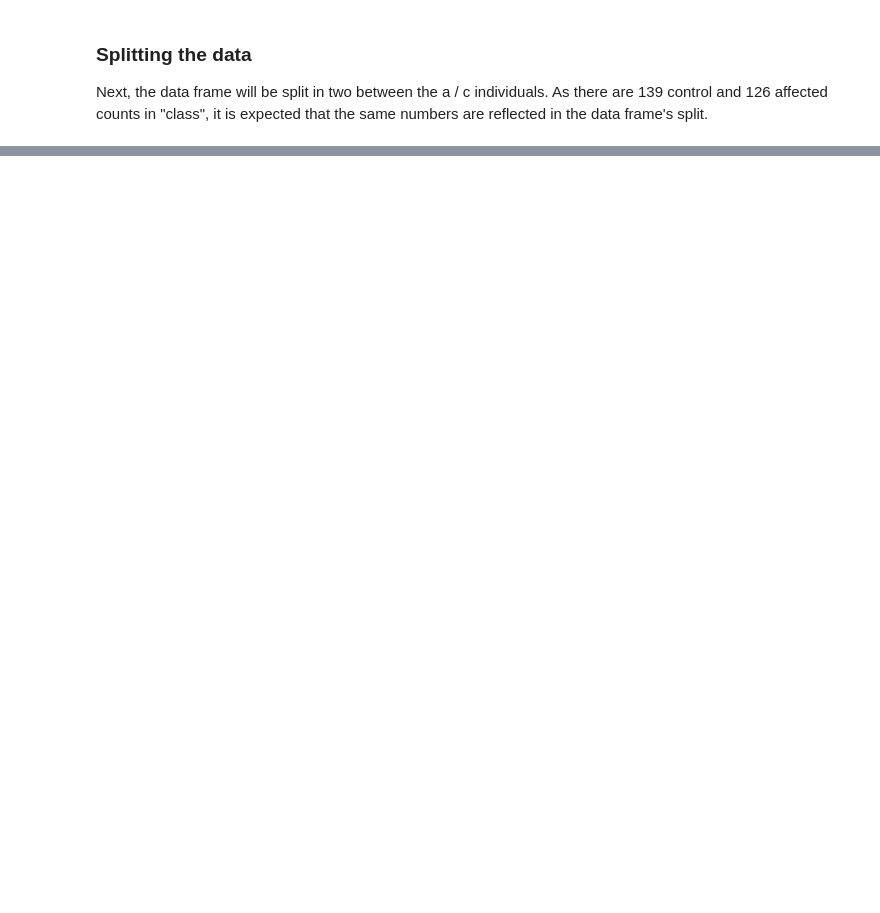
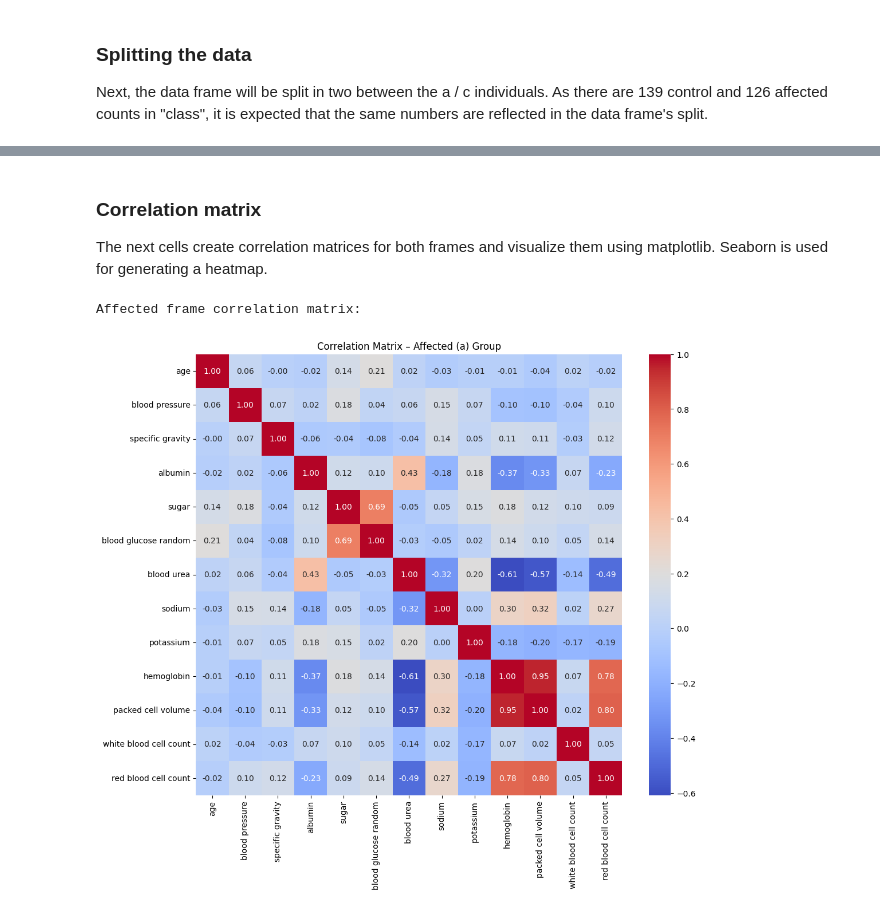
Before and after one commit to WelehoBRUDER/MetropoliaAMK-data-handling, a Jupyter notebook: task-1/main.ipynb, the cells around one changed output, grey strips where cells are left out. Saved outputs shown, nothing was run; the diff lists cells and outputs as text; code cells hidden in the pictures; blank space fills up the shorter version.

```diff
--- a/task-1/main.ipynb
+++ b/task-1/main.ipynb
@@ -149,0 +223,21 @@ reflected in the data frame's split.
+# %% [markdown]
+### Correlation matrix
+The next cells create correlation matrices for both frames and visualize them using matplotlib.
+Seaborn is used for generating a heatmap.
+# %%
+# Import seaborn for visualization
+import seaborn as sns
+
+# Using the previosly established "values" variable, we can quickly create the matrices
+corr_a = df_a[values].corr()
+corr_c = df_c[values].corr()
+# %%
+print("Affected frame correlation matrix:")
+# Heatmap for affected group
+plt.figure(figsize=(12, 10))
+sns.heatmap(corr_a, annot=True, fmt=".2f", cmap="coolwarm")
+plt.title("Correlation Matrix – Affected (a) Group")
+plt.show()
+# %% [output]
+Affected frame correlation matrix:
+[figure, added]
```
Also changed, not shown: parts of 14 cells of this notebook.
